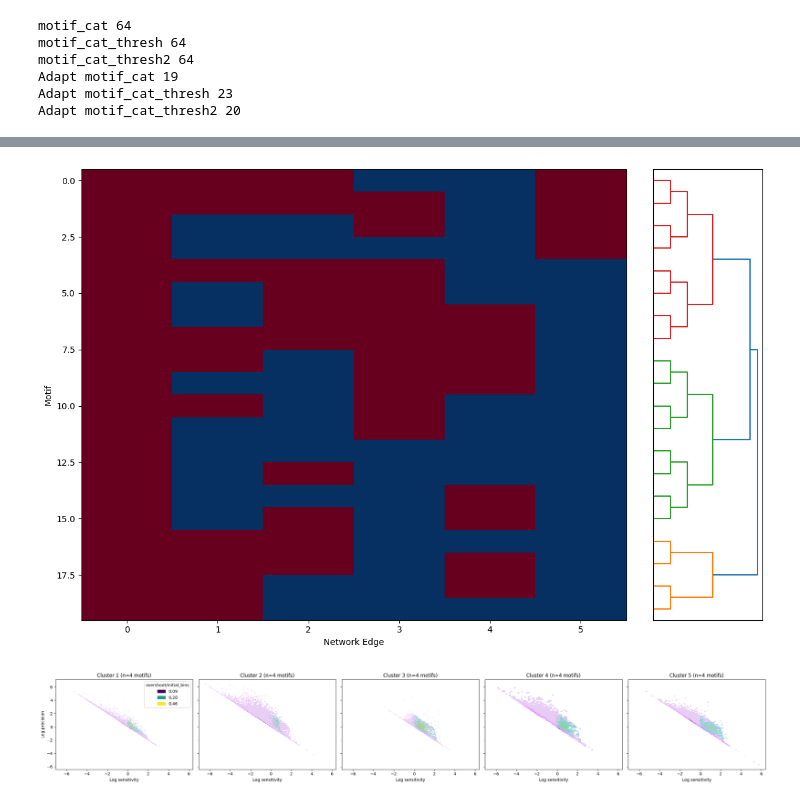
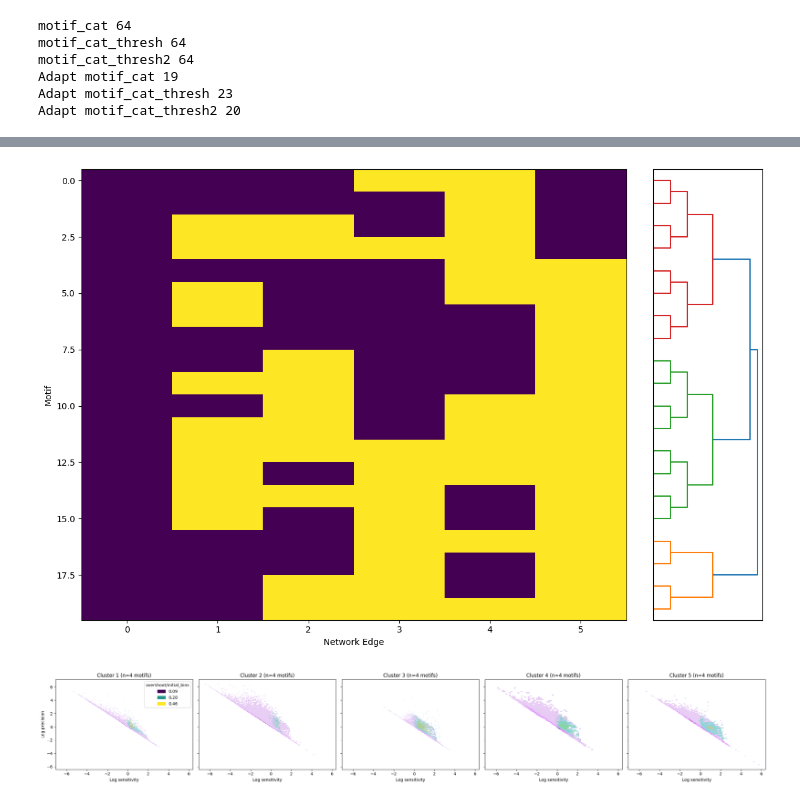
Before and after one commit to olive004/EvoScaper, a Jupyter notebook: notebooks/09_motifs.ipynb, the cells around one changed output, grey strips where cells are left out. Saved outputs shown, nothing was run; the diff lists cells and outputs as text; code cells hidden in the pictures.

Commit message:
adaptable motifs

```diff
--- a/notebooks/09_motifs.ipynb
+++ b/notebooks/09_motifs.ipynb
@@ -48,7 +48,12 @@ len(data), len(data_sim)
 # %%
 data['Log sensitivity'] = np.log10(data['sensitivity_wrt_species-6'])
 data['Log precision'] = np.log10(data['precision_wrt_species-6'])
-data_sim['overshoot/initial'] = data_sim['overshoot'] / data_sim['initial_steady_states']
+data_sim['overshoot/initial'] = data_sim['overshoot'] / \
+    data_sim['initial_steady_states']
+data_sim['overshoot/initial_bin'] = pd.cut(
+    data_sim['overshoot/initial'], bins=10)
+data_sim['overshoot/initial_bins'] = data_sim['overshoot/initial_bin'].apply(
+    lambda x: np.round(x.mid, 2)).astype(np.float32)
 
 n_species = 3
 idx_species_in = 0
@@ -95,10 +100,10 @@ data_sim['motif_cat_thresh'] = list(map(tuple, (data_sim[cols_e].to_numpy() < th
 thresh_interaction2 = -8
 data_sim['motif_cat_thresh2'] = list(map(tuple, (data_sim[cols_e].to_numpy() < thresh_interaction2).tolist()))
 # %%
-filt_adapt = (data_sim['Log precision'] > 1) & (data_sim['Log sensitivity'] > 0)
-filt_func = (data_sim['response_time_wrt_species-6'] < (0.8*data_sim['response_time_wrt_species-6'].max())) & (data_sim['overshoot'] / data_sim['initial_steady_states'] > 0.05)
+filt_adapt = (data_sim['Log precision'] > 1) & (data_sim['Log sensitivity'] > 0) & (data_sim['overshoot/initial'] > 0.05)
+filt_valid = (data_sim['response_time_wrt_species-6'] < (0.8*data_sim['response_time_wrt_species-6'].max()))
 filt_samp = data_sim['sample_name'] == 'RNA_2'
-filt = filt_samp & filt_func & filt_adapt
+filt = filt_samp & filt_valid & filt_adapt
 thresh_interaction2 = -8
 data_sim['motif_cat_thresh2'] = list(map(tuple, (data_sim[cols_e].to_numpy() < thresh_interaction2).tolist()))
 print('motif_cat', len(data_sim['motif_cat'].unique()))
@@ -134,35 +142,35 @@ motif_array = np.array([np.array(m) for m in motifs])
 
 # Perform hierarchical clustering
 from scipy.cluster.hierarchy import linkage, dendrogram
 from scipy.cluster.hierarchy import leaves_list
 from scipy.spatial.distance import pdist
 
 
 # Calculate distance matrix and perform clustering
 dist_matrix = pdist(motif_array, metric='hamming')
 linkage_matrix = linkage(dist_matrix, method='ward')
 
 # Create figure with heatmap and dendrogram
 fig, ax = plt.subplots(figsize=(12, 8))
 
 # Plot heatmap with hierarchical clustering
 leaf_order = leaves_list(linkage_matrix)
 clustered_motifs = motif_array[leaf_order]
 
-im = ax.imshow(clustered_motifs, aspect='auto', cmap='RdBu')
+im = ax.imshow(clustered_motifs, aspect='auto', cmap='viridis')
 # plt.colorbar(im)
 
 # Add dendrogram
 ax_dendro = ax.inset_axes([1.05, 0, 0.2, 1])
 dendrogram(linkage_matrix, orientation='right', ax=ax_dendro)
 ax_dendro.set_xticks([])
 ax_dendro.set_yticks([])
 
 ax.set_xlabel('Network Edge')
 ax.set_ylabel('Motif')
 plt.tight_layout()
 # %% [output]
-[figure, old version]
+[figure, new version]
 # %%
 
 # Determine optimal number of clusters based on dendrogram
```
Also changed, not shown: parts of 5 cells of this notebook.
